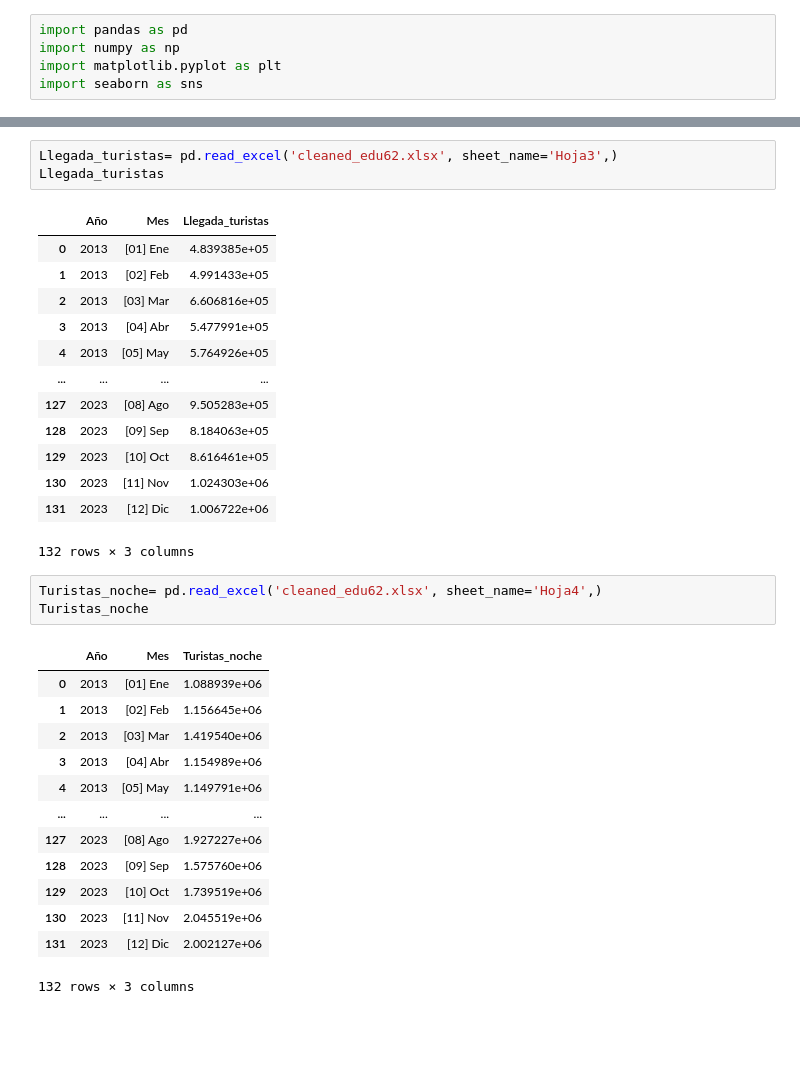
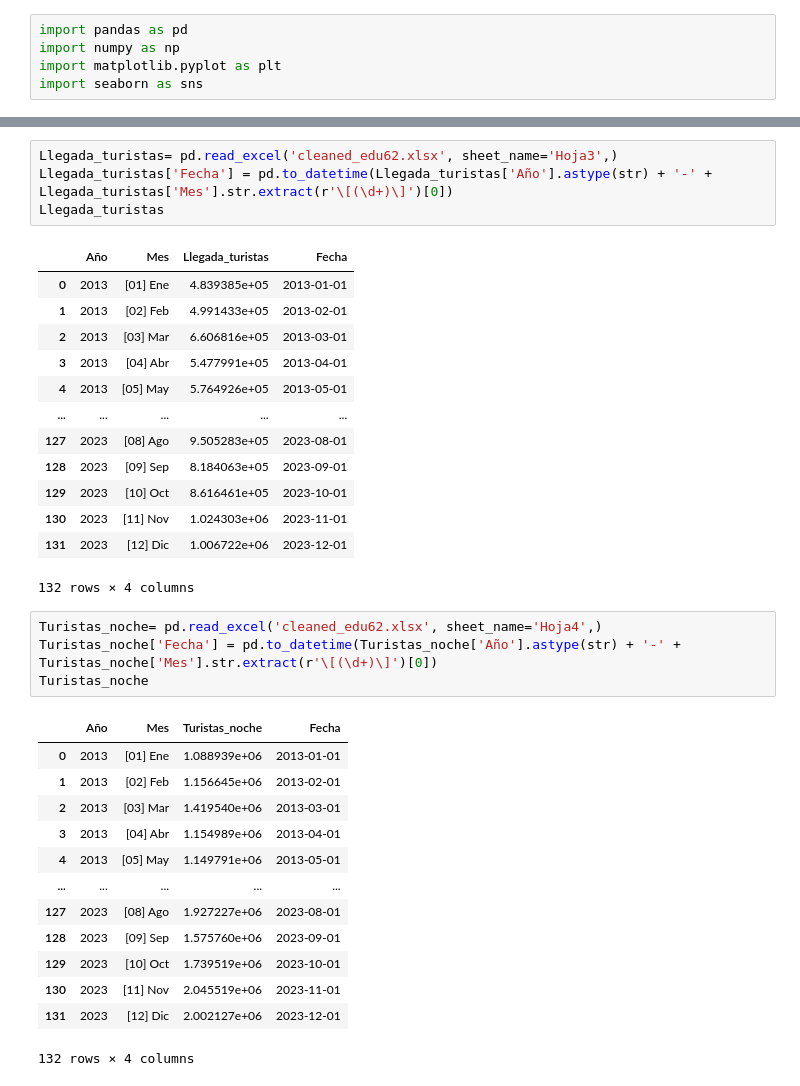
Before and after one commit to matutedevelop/Proyecto_prog_analisis, a Jupyter notebook: Cleaning_edu/data_edu6_2.ipynb, the cells around one changed output, grey strips where cells are left out. Drawn from its saved outputs; the diff is of its cells as text; blank space fills up the shorter version.

```diff
--- a/Cleaning_edu/data_edu6_2.ipynb
+++ b/Cleaning_edu/data_edu6_2.ipynb
@@ -40,36 +65,38 @@ Cuartos_ocupados
 # %%
 Llegada_turistas= pd.read_excel('cleaned_edu62.xlsx', sheet_name='Hoja3',)
+Llegada_turistas['Fecha'] = pd.to_datetime(Llegada_turistas['Año'].astype(str) + '-' + Llegada_turistas['Mes'].str.extract(r'\[(\d+)\]')[0])
 Llegada_turistas
 # %% [output]
-|  | Año | Mes | Llegada_turistas |
-| 0 | 2013 | [01] Ene | 4.839385e+05 |
-| 1 | 2013 | [02] Feb | 4.991433e+05 |
-| 2 | 2013 | [03] Mar | 6.606816e+05 |
-| 3 | 2013 | [04] Abr | 5.477991e+05 |
-| 4 | 2013 | [05] May | 5.764926e+05 |
-| ... | ... | ... | ... |
-| 127 | 2023 | [08] Ago | 9.505283e+05 |
-| 128 | 2023 | [09] Sep | 8.184063e+05 |
-| 129 | 2023 | [10] Oct | 8.616461e+05 |
-| 130 | 2023 | [11] Nov | 1.024303e+06 |
-| 131 | 2023 | [12] Dic | 1.006722e+06 |
+|  | Año | Mes | Llegada_turistas | Fecha |
+| 0 | 2013 | [01] Ene | 4.839385e+05 | 2013-01-01 |
+| 1 | 2013 | [02] Feb | 4.991433e+05 | 2013-02-01 |
+| 2 | 2013 | [03] Mar | 6.606816e+05 | 2013-03-01 |
+| 3 | 2013 | [04] Abr | 5.477991e+05 | 2013-04-01 |
+| 4 | 2013 | [05] May | 5.764926e+05 | 2013-05-01 |
+| ... | ... | ... | ... | ... |
+| 127 | 2023 | [08] Ago | 9.505283e+05 | 2023-08-01 |
+| 128 | 2023 | [09] Sep | 8.184063e+05 | 2023-09-01 |
+| 129 | 2023 | [10] Oct | 8.616461e+05 | 2023-10-01 |
+| 130 | 2023 | [11] Nov | 1.024303e+06 | 2023-11-01 |
+| 131 | 2023 | [12] Dic | 1.006722e+06 | 2023-12-01 |
-132 rows × 3 columns
+132 rows × 4 columns
 # %%
 Turistas_noche= pd.read_excel('cleaned_edu62.xlsx', sheet_name='Hoja4',)
+Turistas_noche['Fecha'] = pd.to_datetime(Turistas_noche['Año'].astype(str) + '-' + Turistas_noche['Mes'].str.extract(r'\[(\d+)\]')[0])
 Turistas_noche
 # %% [output]
-|  | Año | Mes | Turistas_noche |
-| 0 | 2013 | [01] Ene | 1.088939e+06 |
-| 1 | 2013 | [02] Feb | 1.156645e+06 |
-| 2 | 2013 | [03] Mar | 1.419540e+06 |
-| 3 | 2013 | [04] Abr | 1.154989e+06 |
-| 4 | 2013 | [05] May | 1.149791e+06 |
-| ... | ... | ... | ... |
-| 127 | 2023 | [08] Ago | 1.927227e+06 |
-| 128 | 2023 | [09] Sep | 1.575760e+06 |
-| 129 | 2023 | [10] Oct | 1.739519e+06 |
-| 130 | 2023 | [11] Nov | 2.045519e+06 |
-| 131 | 2023 | [12] Dic | 2.002127e+06 |
+|  | Año | Mes | Turistas_noche | Fecha |
+| 0 | 2013 | [01] Ene | 1.088939e+06 | 2013-01-01 |
+| 1 | 2013 | [02] Feb | 1.156645e+06 | 2013-02-01 |
+| 2 | 2013 | [03] Mar | 1.419540e+06 | 2013-03-01 |
+| 3 | 2013 | [04] Abr | 1.154989e+06 | 2013-04-01 |
+| 4 | 2013 | [05] May | 1.149791e+06 | 2013-05-01 |
+| ... | ... | ... | ... | ... |
+| 127 | 2023 | [08] Ago | 1.927227e+06 | 2023-08-01 |
+| 128 | 2023 | [09] Sep | 1.575760e+06 | 2023-09-01 |
+| 129 | 2023 | [10] Oct | 1.739519e+06 | 2023-10-01 |
+| 130 | 2023 | [11] Nov | 2.045519e+06 | 2023-11-01 |
+| 131 | 2023 | [12] Dic | 2.002127e+06 | 2023-12-01 |
-132 rows × 3 columns
+132 rows × 4 columns
 # %%
 Porcentage_ocupacion= pd.read_excel('cleaned_edu62.xlsx', sheet_name='Hoja5',)
```
Also changed, not shown: parts of 7 cells of this notebook, 1 other file.
